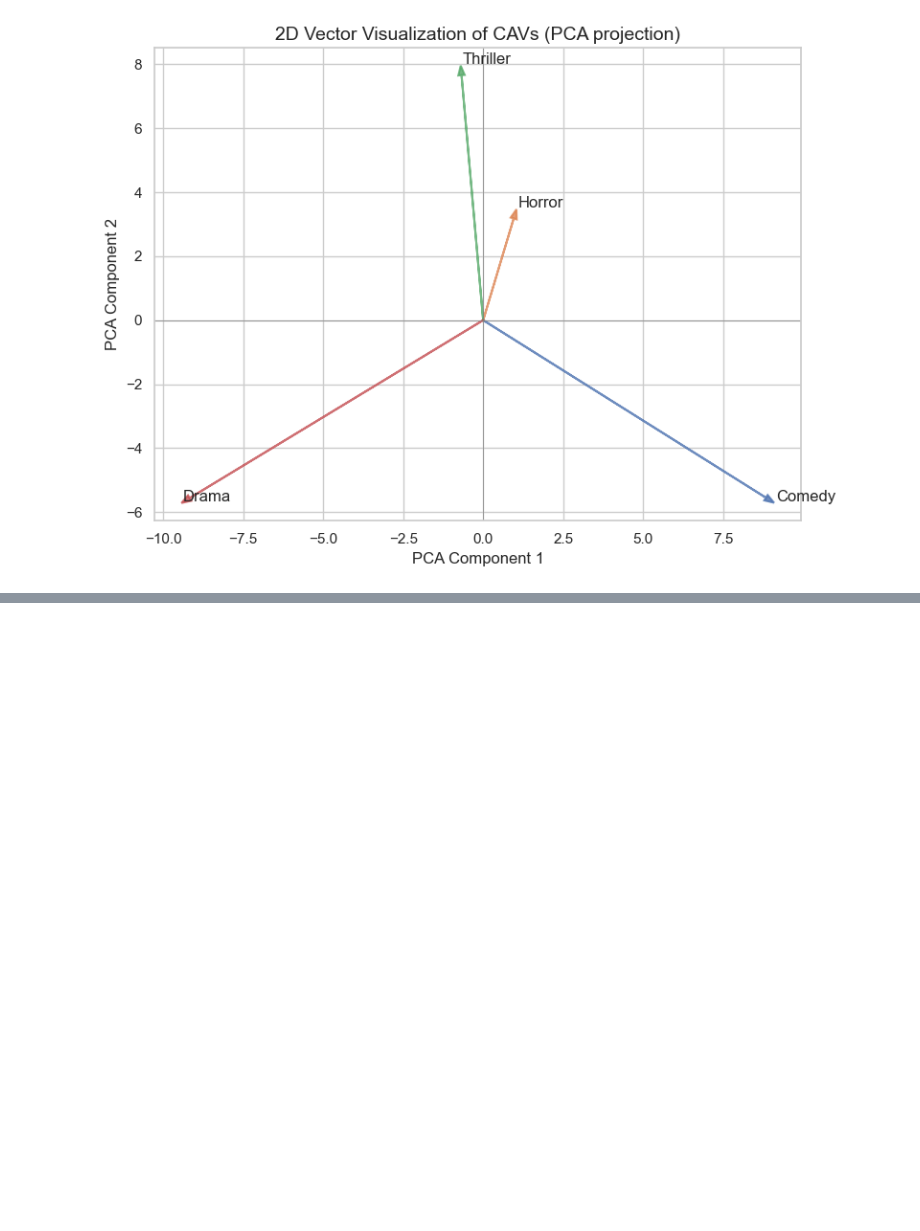
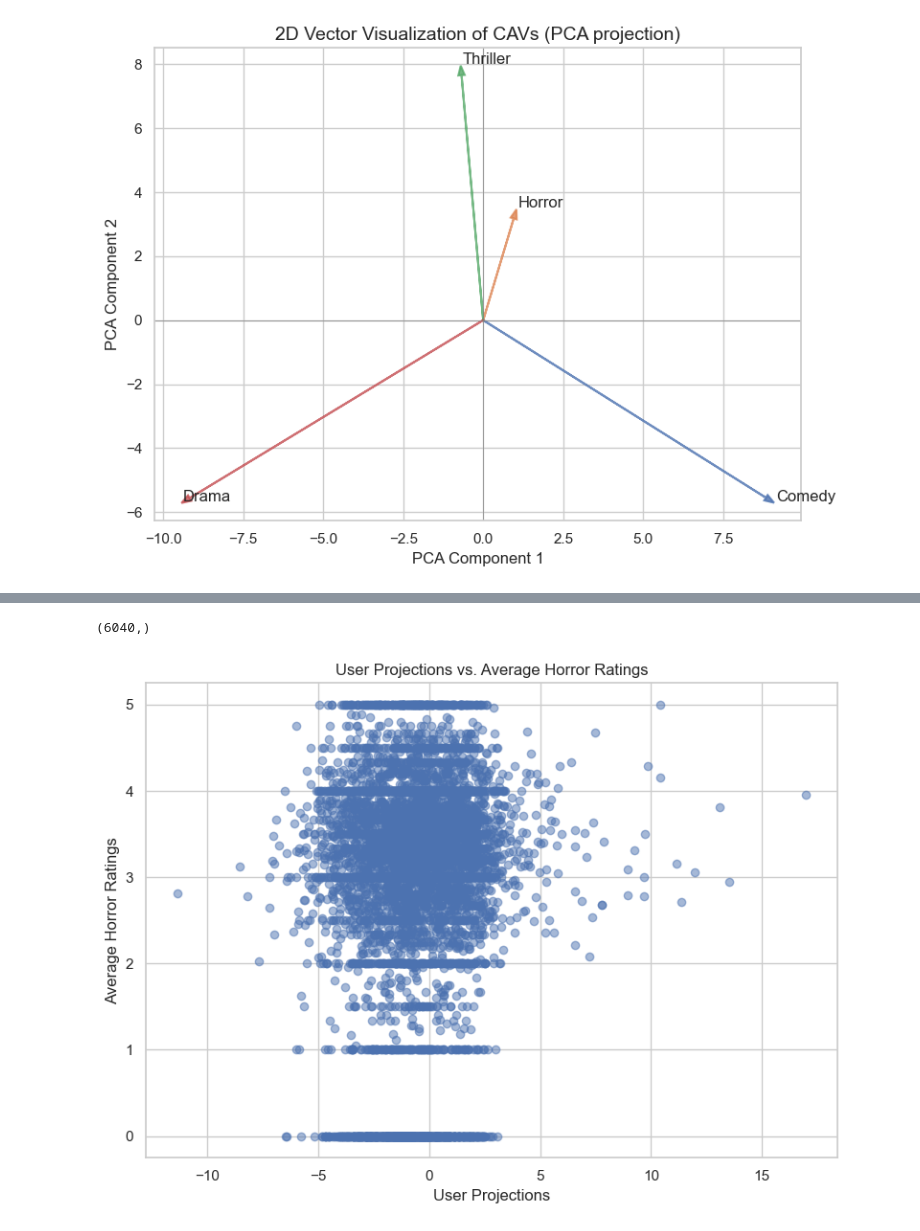
Before and after one commit to LangtianM/stat992_s25, a Jupyter notebook: hw2/Explain_LightGCN.ipynb, the cells around one changed output, grey strips where cells are left out. Saved outputs shown, nothing was run; the diff lists cells and outputs as text; code cells hidden in the pictures; blank space fills up the shorter version.

```diff
--- a/hw2/Explain_LightGCN.ipynb
+++ b/hw2/Explain_LightGCN.ipynb
@@ -125,0 +158,26 @@ plt.show()
+# %%
+user_proj_socres_horror = model.final_user_embedding @ Horror_cav
+
+genre_idx = processor.genre_mapping["Horror"]
+item_feature_matrix = processor.item_features.numpy()
+is_concept = item_feature_matrix[:, genre_idx] == 1
+
+user_ratings = {}
+for u, i, r in processor.data[['user', 'item', 'rating']].values.tolist():
+    if is_concept[i]:
+        user_ratings.setdefault(u, []).append(r)
+user_avg_horror_ratings = {u: np.mean(r) for u, r in user_ratings.items()}
+user_avg_horror_ratings = np.array([user_avg_horror_ratings.get(i, 0) for i in range(processor.num_users)])
+user_avg_horror_ratings.shape
+# %% [output]
+(6040,)
+# %%
+plt.figure(figsize=(8, 6))
+plt.scatter(user_proj_socres_horror, user_avg_horror_ratings, alpha=0.5)
+plt.title("User Projections vs. Average Horror Ratings")
+plt.xlabel("User Projections")
+plt.ylabel("Average Horror Ratings")
+plt.grid(True)
+plt.tight_layout()
+# %% [output]
+[figure, added]
```
Also changed, not shown: parts of 7 cells of this notebook, 1 other file.
